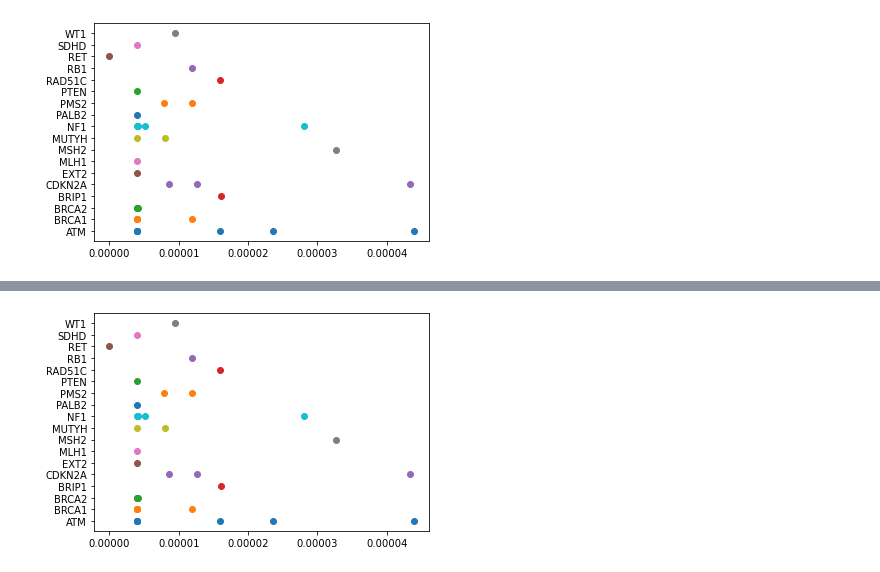
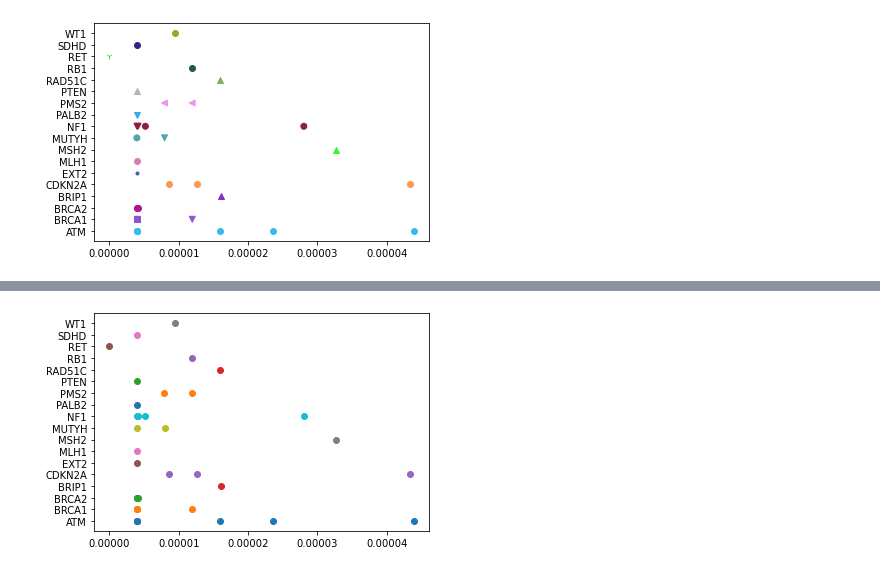
Before and after one commit to StephanHolgerD/BinderTest, a Jupyter notebook: 01/Untitled.ipynb, the cells around one changed output, grey strips where cells are left out. Saved outputs shown, nothing was run; the diff lists cells and outputs as text; code cells hidden in the pictures.

Commit message:
scatter plot marker style

```diff
--- a/01/Untitled.ipynb
+++ b/01/Untitled.ipynb
@@ -51,0 +47,2 @@ df_filter
+# %%
+df_filter['effect']=df_filter['effect'].str.split('|',expand=True)[0]
@@ -51,0 +73,3 @@ df_filter
+# %%
+def randCol():
+    return (np.random.random(1)[0],np.random.random(1)[0],np.random.random(1)[0])
@@ -52,8 +84,37 @@ df_filter
+# %%
+
+
+def mscatter(x,y,ax=None, m=None, **kw):
+    import matplotlib.markers as mmarkers
+    if not ax: ax=plt.gca()
+    sc = ax.scatter(x,y,**kw)
+    if (m is not None) and (len(m)==len(x)):
+        paths = []
+        for marker in m:
+            if isinstance(marker, mmarkers.MarkerStyle):
+                marker_obj = marker
+            else:
+                marker_obj = mmarkers.MarkerStyle(marker)
+            path = marker_obj.get_path().transformed(
+                        marker_obj.get_transform())
+            paths.append(path)
+        sc.set_paths(paths)
+    return sc
 # %%
 fig,ax=plt.subplots()
 
+m={}
+c=0
 for t,d in df_filter.groupby('gene'):
-    ax.scatter(d['AF exome'],d['gene'])
+    mm=[]
+    for _ in d['effect']:
+        if _ in m:
+            mm.append(m[_])
+        else:
+            m[_]=list(Line2D.markers)[c]
+            c=c+1
+
+    mscatter(d['AF exome'],d['gene'],color=randCol(),m=mm,ax=ax)
 ax.xaxis.get_major_formatter().set_scientific(False)
 # %% [output]
-[figure, old version]
+[figure, new version]
```
Also changed, not shown: parts of 12 cells of this notebook.
